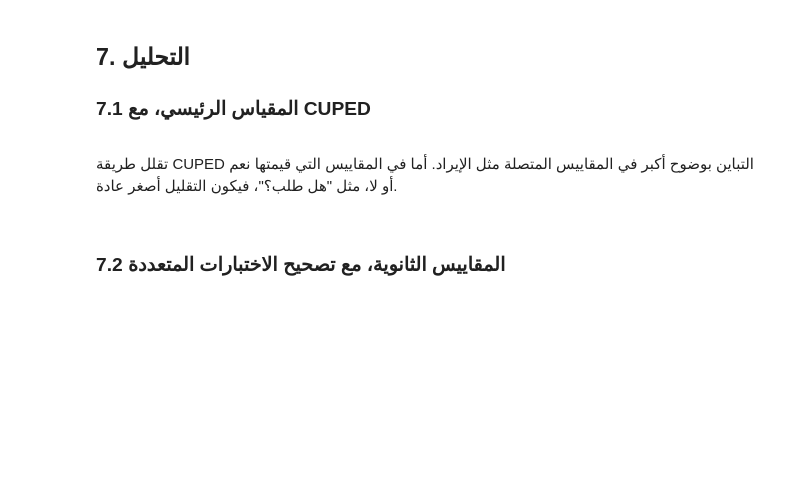
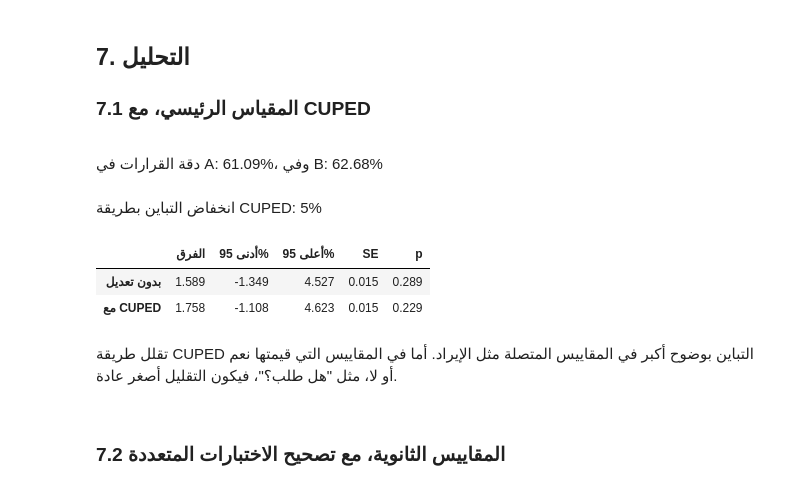
Before and after one commit to fadiyahalanazi/ai-decision-making-ab-test, a Jupyter notebook: Copy_of_المشروع_الختامي.ipynb, the cells around one changed output. Saved outputs shown, nothing was run; the diff lists cells and outputs as text; code cells hidden in the pictures; blank space fills up the shorter version.

```diff
--- a/Copy_of_المشروع_الختامي.ipynb
+++ b/Copy_of_المشروع_الختامي.ipynb
@@ -322,18 +417,33 @@ srm_check(counts.get("A", 0), counts.get("B", 0), CONFIG["treatment_share"]);
 
 </div>
 # %%
-A, B = data[data.variant == "A"], data[data.variant == "B"]
-primary = diff_ci(A["ordered"], B["ordered"])
 
-theta = np.cov(data["ordered"], data["pre_orders_90d"])[0, 1] / data["pre_orders_90d"].var(ddof=1)
-adjusted = data["ordered"] - theta * (data["pre_orders_90d"] - data["pre_orders_90d"].mean())
+A = data[data.variant == "A"]
+B = data[data.variant == "B"]
+
+primary = diff_ci(A["correct_decision"], B["correct_decision"])
+
+theta = np.cov(data["correct_decision"], data["pre_decisions_90d"])[0, 1] / data["pre_decisions_90d"].var(ddof=1)
+
+adjusted = data["correct_decision"] - theta * (data["pre_decisions_90d"] - data["pre_decisions_90d"].mean())
+
 primary_cuped = diff_ci(adjusted[data.variant == "A"], adjusted[data.variant == "B"])
 
 out = pd.DataFrame([primary, primary_cuped], index=["بدون تعديل", "مع CUPED"])
+
 out[["الفرق", "أدنى 95%", "أعلى 95%"]] *= 100
-say(f"نسبة الطلب في A: {A['ordered'].mean():.2%}، وفي B: {B['ordered'].mean():.2%}")
+
+say(f"دقة القرارات في A: {A['correct_decision'].mean():.2%}، وفي B: {B['correct_decision'].mean():.2%}")
+
 say(f"انخفاض التباين بطريقة CUPED: {1 - (primary_cuped['SE'] / primary['SE']) ** 2:.0%}")
+
 out.round(3)
+# %% [output]
+دقة القرارات في A: 61.09%، وفي B: 62.68%
+انخفاض التباين بطريقة CUPED: 5%
+|  | الفرق | أدنى 95% | أعلى 95% | SE | p |
+| بدون تعديل | 1.589 | -1.349 | 4.527 | 0.015 | 0.289 |
+| مع CUPED | 1.758 | -1.108 | 4.623 | 0.015 | 0.229 |
 # %% [markdown]
 <div dir="rtl">
 
```
Also changed, not shown: parts of 17 cells of this notebook.
